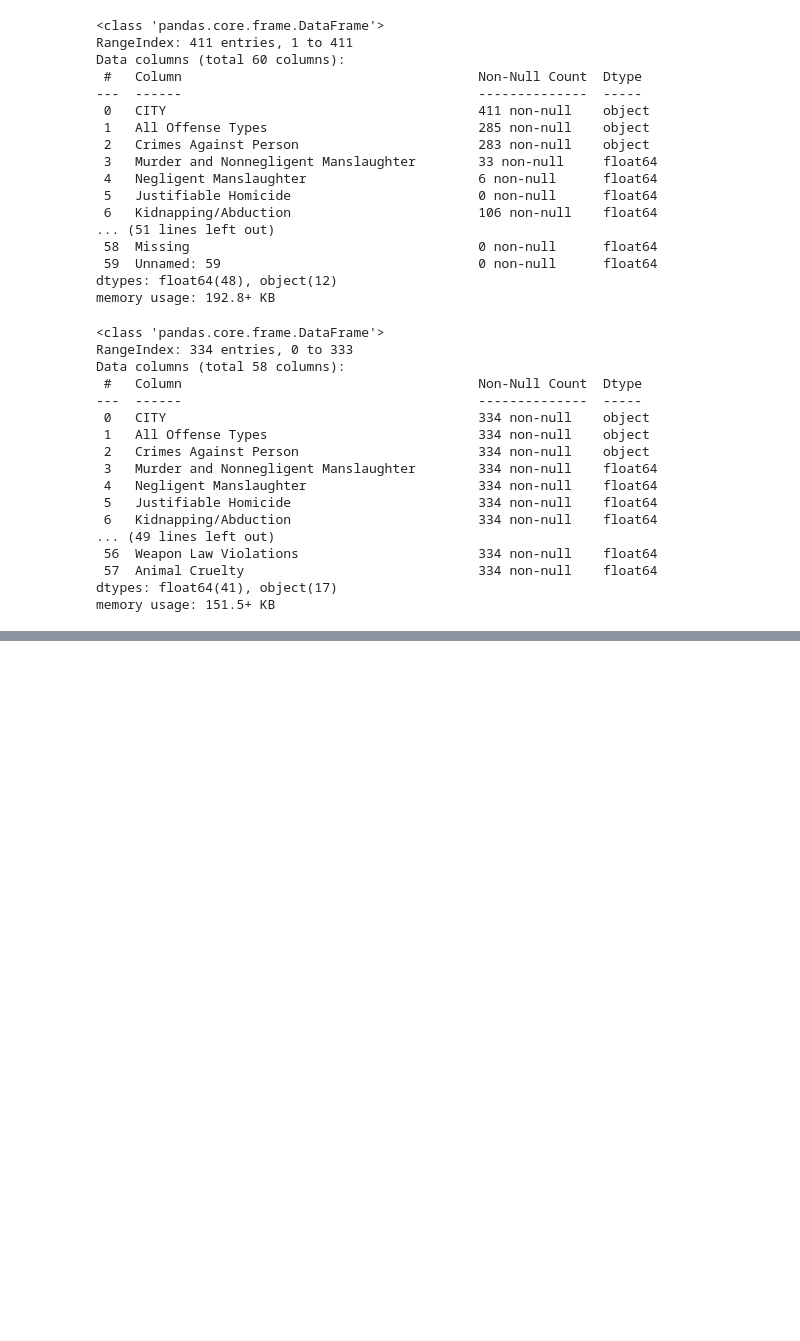
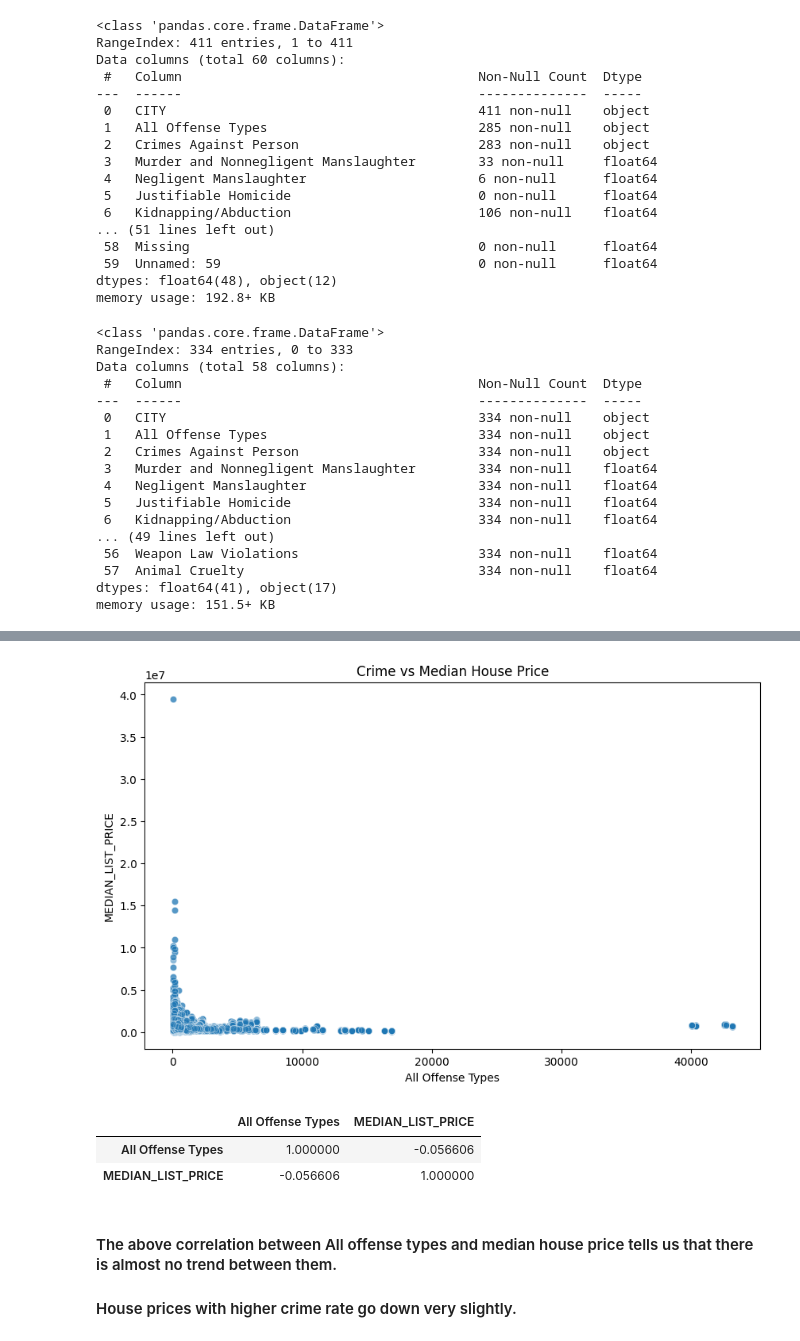
Before and after one commit to davprog9/MA-Housing-Analysis, a Jupyter notebook: Code/Analysis.ipynb, the cells around one changed output, grey strips where cells are left out. Drawn from its saved outputs; the diff is of its cells as text; code cells hidden in the pictures; blank space fills up the shorter version.

Commit message:
More data cleaning performed, Q1 answered, Q2 still in progress

```diff
--- a/Code/Analysis.ipynb
+++ b/Code/Analysis.ipynb
@@ -301,3 +294,17 @@ Crime2024 = Crime2024.apply(
                      .astype(float)
     if col.name != 'CITY' else col
 )
+# %%
+# Adding a "Year" column to crime datasets for concatination
+Crime2015["Year"] = 2015
+Crime2016["Year"] = 2016
+Crime2017["Year"] = 2017
+Crime2018["Year"] = 2018
+Crime2019["Year"] = 2019
+Crime2020["Year"] = 2020
+Crime2021["Year"] = 2021
+Crime2022["Year"] = 2022
+Crime2023["Year"] = 2023
+Crime2024["Year"] = 2024
+
+Crime2024
@@ -303,0 +325,15 @@ Crime2024 = Crime2024.apply(
+# %%
+# Concatinating all crime datasets
+# ignore_index will start the index from 0 again for the new dataset
+crime_all_years = pd.concat([
+    Crime2015,
+    Crime2016,
+    Crime2017,
+    Crime2018,
+    Crime2019,
+    Crime2020,
+    Crime2021,
+    Crime2022,
+    Crime2023,
+    Crime2024
+], ignore_index=True)
@@ -303,0 +355,3 @@ Crime2024 = Crime2024.apply(
+# %%
+# Merging the housing market data with the crime data
+data = pd.merge(marketData, crime_all_years, left_on=["LISTING_YEAR", "CITY"], right_on=["Year", "CITY"], how="inner")
@@ -303,0 +374,4 @@ Crime2024 = Crime2024.apply(
+# %%
+# Defining key columns for question 1
+data_small = data[["CITY", "Year", "MEDIAN_LIST_PRICE", "All Offense Types"]].dropna()
+data_small
@@ -303,0 +392,17 @@ Crime2024 = Crime2024.apply(
+# %%
+plt.figure(figsize=(10,6))
+sns.scatterplot(data=data_small, x="All Offense Types", y="MEDIAN_LIST_PRICE", alpha=0.5)
+plt.title("Crime vs Median House Price")
+plt.show()
+# %% [output]
+[figure, added]
+# %%
+# Correlation between crime and price
+data_small[["All Offense Types", "MEDIAN_LIST_PRICE"]].corr()
+# %% [output]
+|  | All Offense Types | MEDIAN_LIST_PRICE |
+| All Offense Types | 1.000000 | -0.056606 |
+| MEDIAN_LIST_PRICE | -0.056606 | 1.000000 |
+# %% [markdown]
+#### The above correlation between All offense types and median house price tells us that there is almost no trend between them.
+#### House prices with higher crime rate go down very slightly.
```
Also changed, not shown: parts of 11 cells of this notebook.
